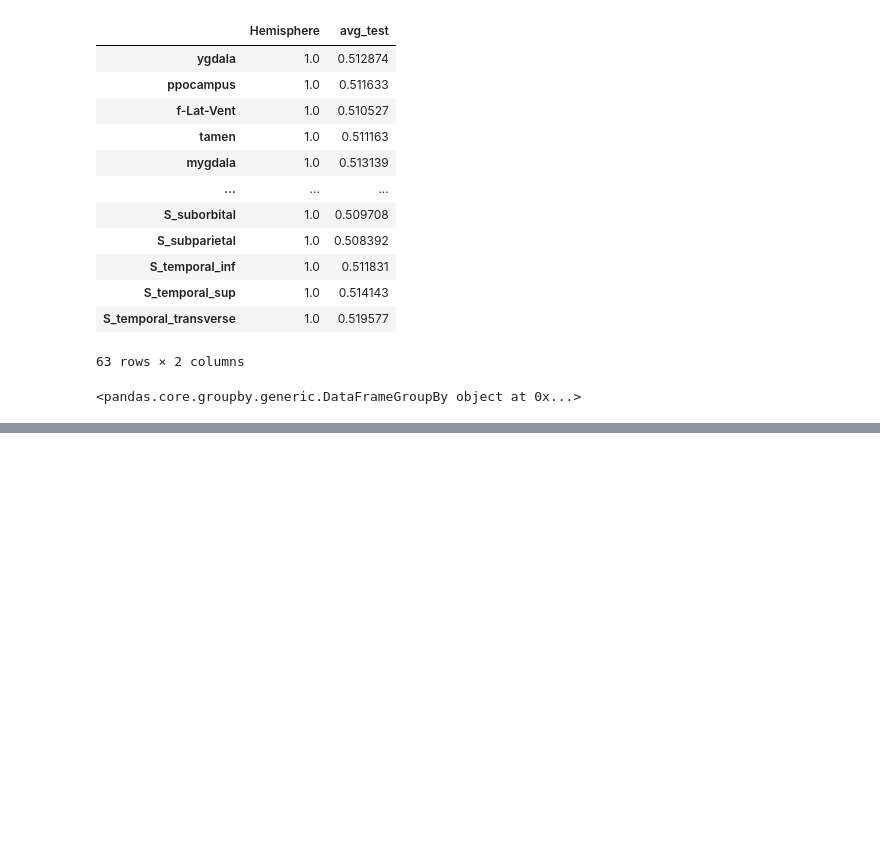
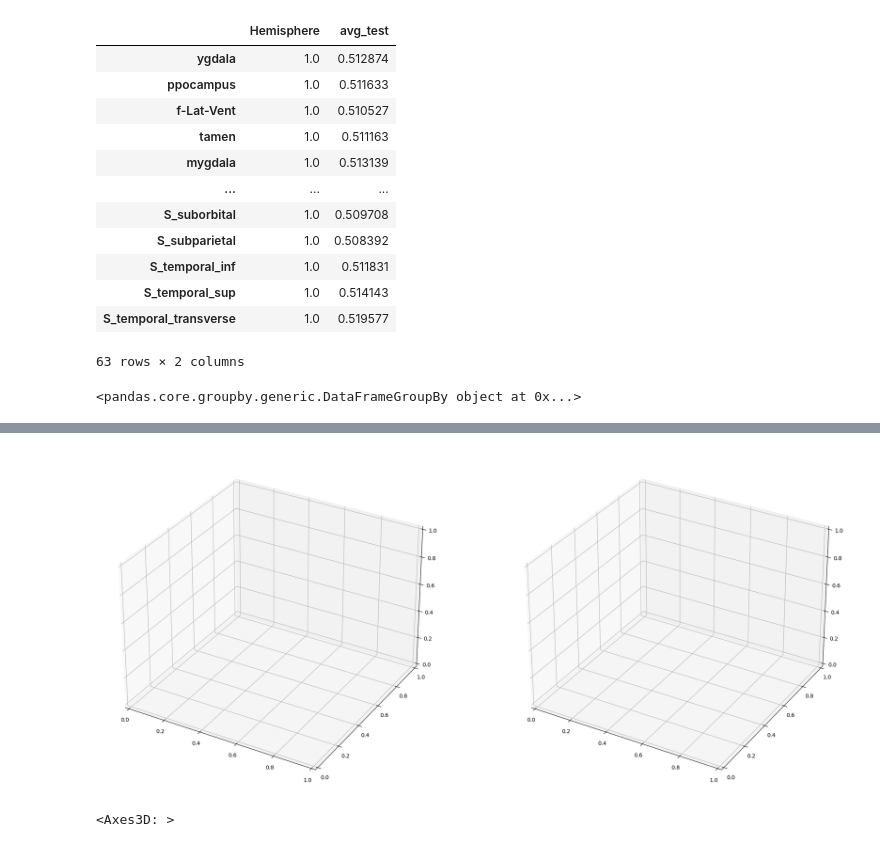
Before and after one commit to azaho/btbench, a Jupyter notebook: notebooks/plot_parcellations.ipynb, the cells around one changed output, grey strips where cells are left out. Cells and saved outputs as stored; diff of their text form; code cells hidden in the pictures; blank space fills up the shorter version.

```diff
--- a/notebooks/plot_parcellations.ipynb
+++ b/notebooks/plot_parcellations.ipynb
@@ -475,0 +505,8 @@ ax1
+# %%
+fig, axes = plt.subplots(1,2,figsize=(25, 25), subplot_kw={'projection': '3d'})
+# %% [output]
+[figure, added]
+# %%
+axes[0]
+# %% [output]
+<Axes3D: >
```
Also changed, not shown: parts of 6 cells of this notebook, 3 other files.
